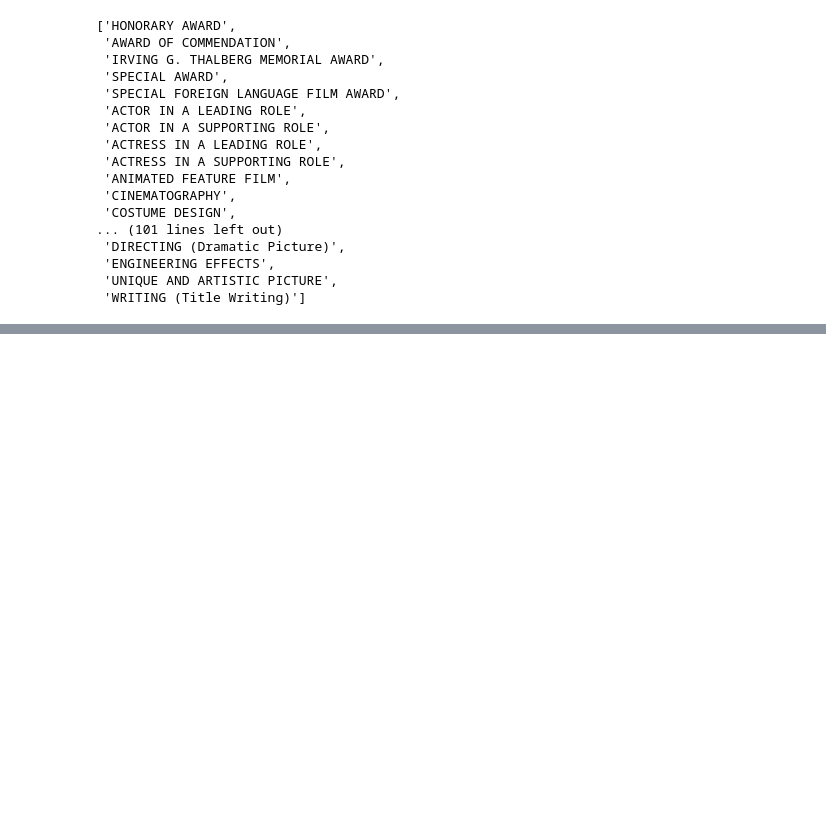
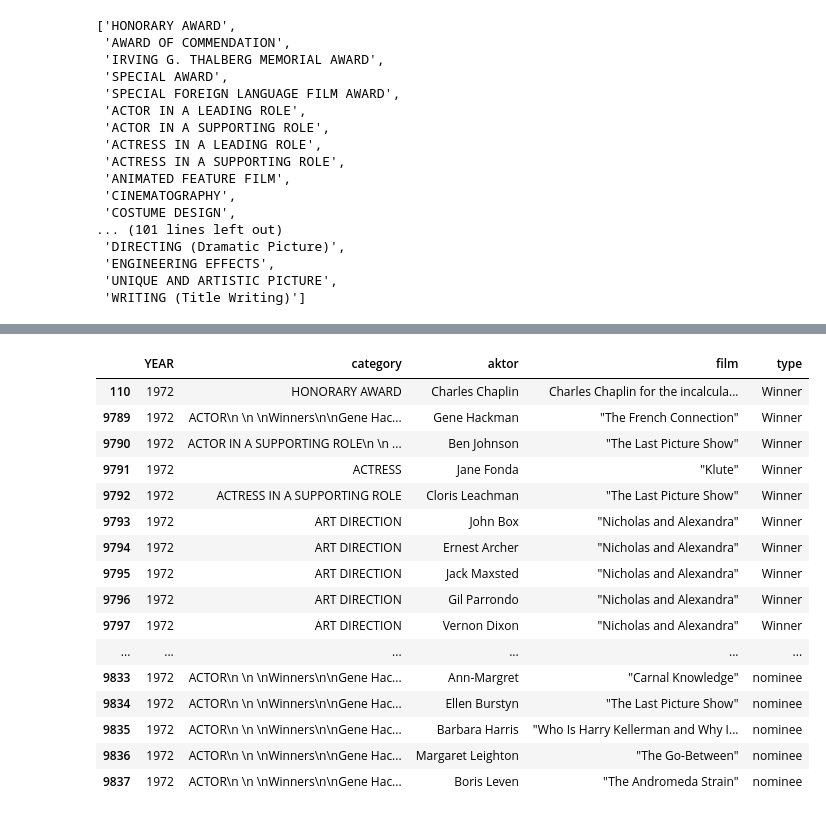
Before and after one commit to KawiorPL/FlaskApp, a Jupyter notebook: Untitled.ipynb, the cells around one changed output, grey strips where cells are left out. Saved outputs shown, nothing was run; the diff lists cells and outputs as text; code cells hidden in the pictures; blank space fills up the shorter version.

```diff
--- a/Untitled.ipynb
+++ b/Untitled.ipynb
@@ -3754,4 +3754,6 @@ if __name__ == '__main__':
 # %% [output]
 [interactive output not drawn]
 # %%
+data = pd.read_csv('CleanData.csv')
+data
 # %% [output]
@@ -3774,0 +3793,20 @@ if __name__ == '__main__':
+# %%
+data.loc[data['YEAR']==1972].head(50)
+# %% [output]
+|  | YEAR | category | aktor | film | type |
+| 110 | 1972 | HONORARY AWARD | Charles Chaplin | Charles Chaplin for the incalcula... | Winner |
+| 9789 | 1972 | ACTOR\n \n \nWinners\n\nGene Hac... | Gene Hackman | "The French Connection" | Winner |
+| 9790 | 1972 | ACTOR IN A SUPPORTING ROLE\n \n ... | Ben Johnson | "The Last Picture Show" | Winner |
+| 9791 | 1972 | ACTRESS | Jane Fonda | "Klute" | Winner |
+| 9792 | 1972 | ACTRESS IN A SUPPORTING ROLE | Cloris Leachman | "The Last Picture Show" | Winner |
+| 9793 | 1972 | ART DIRECTION | John Box | "Nicholas and Alexandra" | Winner |
+| 9794 | 1972 | ART DIRECTION | Ernest Archer | "Nicholas and Alexandra" | Winner |
+| 9795 | 1972 | ART DIRECTION | Jack Maxsted | "Nicholas and Alexandra" | Winner |
+| 9796 | 1972 | ART DIRECTION | Gil Parrondo | "Nicholas and Alexandra" | Winner |
+| 9797 | 1972 | ART DIRECTION | Vernon Dixon | "Nicholas and Alexandra" | Winner |
+| ... | ... | ... | ... | ... | ... |
+| 9833 | 1972 | ACTOR\n \n \nWinners\n\nGene Hac... | Ann-Margret | "Carnal Knowledge" | nominee |
+| 9834 | 1972 | ACTOR\n \n \nWinners\n\nGene Hac... | Ellen Burstyn | "The Last Picture Show" | nominee |
+| 9835 | 1972 | ACTOR\n \n \nWinners\n\nGene Hac... | Barbara Harris | "Who Is Harry Kellerman and Why I... | nominee |
+| 9836 | 1972 | ACTOR\n \n \nWinners\n\nGene Hac... | Margaret Leighton | "The Go-Between" | nominee |
+| 9837 | 1972 | ACTOR\n \n \nWinners\n\nGene Hac... | Boris Leven | "The Andromeda Strain" | nominee |
```
Also changed, not shown: parts of 3 cells of this notebook, 12 other files.
